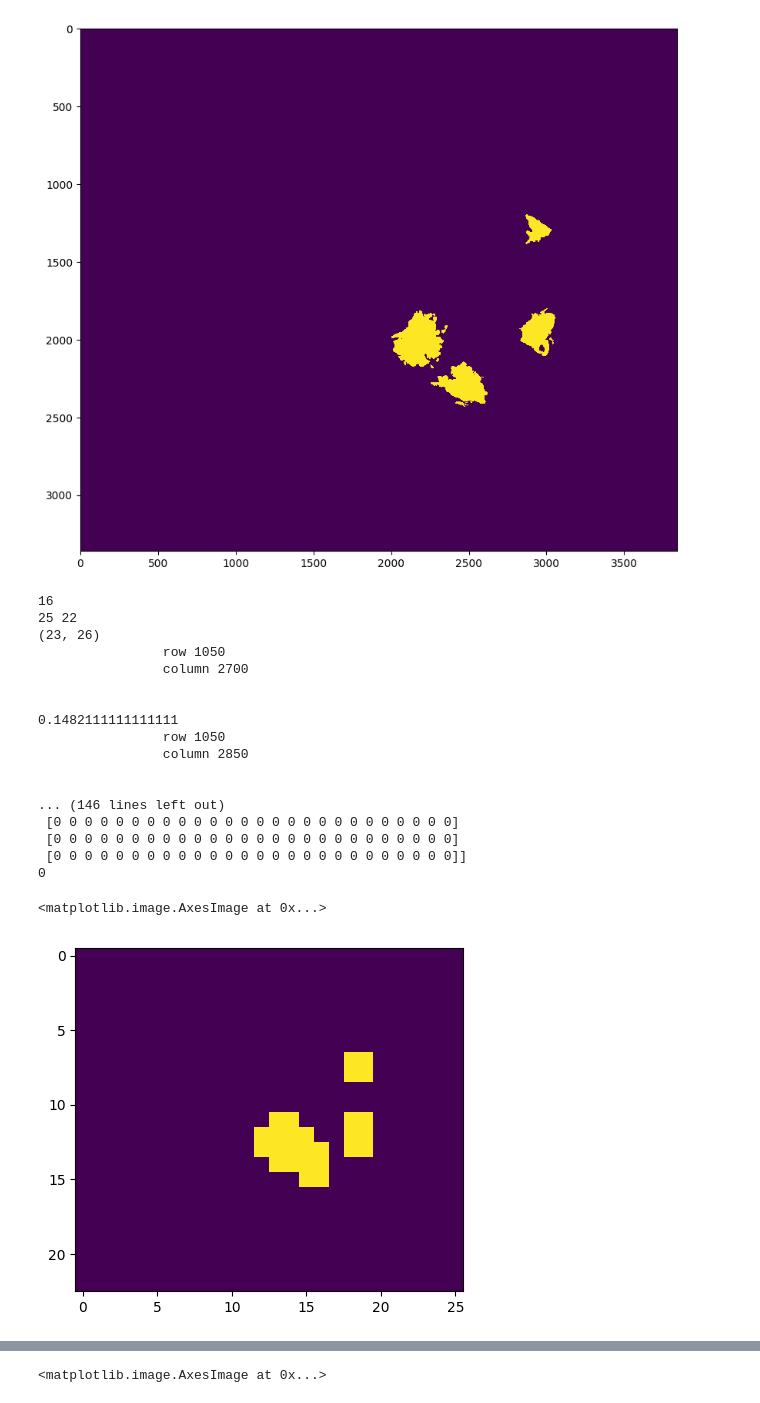
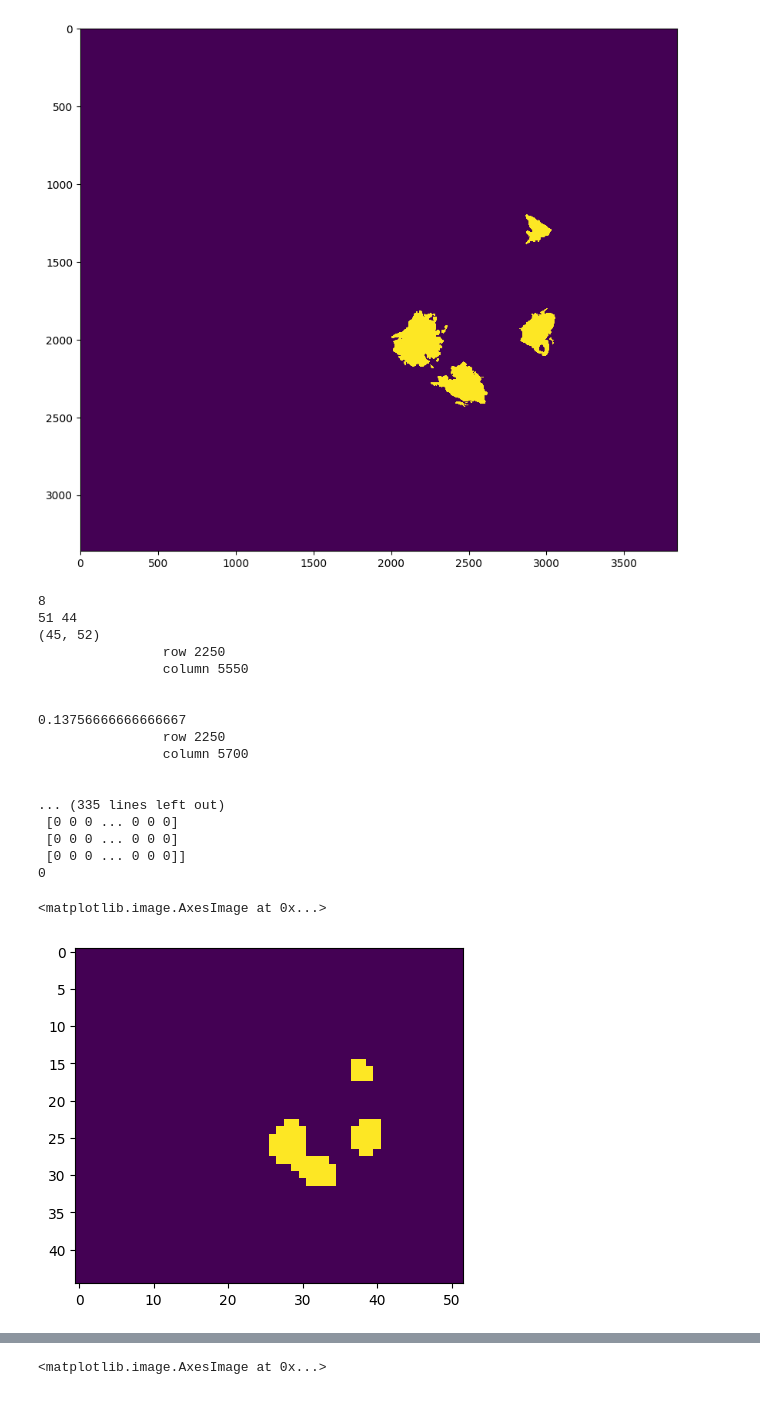
Before and after one commit to akoo-45/cancer-detection, a Jupyter notebook: cancer_detection.ipynb, the cells around one changed output, grey strips where cells are left out. Cells and saved outputs as stored; diff of their text form; code cells hidden in the pictures.

```diff
--- a/cancer_detection.ipynb
+++ b/cancer_detection.ipynb
@@ -186,11 +186,12 @@ plt.imshow(mask_image)
 # Higher zoom levels may not fit into memory.
 # You can use the below function to extract regions from higher zoom levels
 # without having to read the entire image into ram.
+level = 4
 
 slide_image = read_slide(slide,
                          x=0 * 16,
                          y=0 * 16,
-                         level=4,
+                         level=level,
                          width=3840,
                          height=3360)
 
@@ -201,7 +202,7 @@ plt.imshow(slide_image)
 mask_image = read_slide(tumor_mask,
                          x=0 * 16,
                          y=0 * 16,
-                         level=4,
+                         level=level,
                          width=3840,
                          height=3360)
 
@@ -218,8 +219,9 @@ plt.imshow(mask_image)
 [figure]
 [figure]
 # %%
-# What regions of cancer do we predict?
-level = 4
+# What regions of cancer do we predict? 10%
+# Debugging padding
+level = 3
 
 patch_x_dim = 300
 patch_y_dim = 300
@@ -251,44 +253,44 @@ for i in range(0, num_patch_y + 1):
     # every row
     for row in mask_image:
       for cell in row:
         if int(cell) == 1:
           count += 1
     perc = count / (300 * 300) # percentage wise
 #     print(perc)
     if perc > 0.1:
       masks.append(1)
       print('\t\trow', i * patch_y_dim // 2)
       print('\t\tcolumn', j * patch_x_dim // 2)
       print('\n')
       print(perc)
       matrix[i][j] = 1
       tumorcount = tumorcount + 1
     else:
       masks.append(0)
       matrix[i][j] = 0
 print(matrix)
 print(tumorcount)
 
 plt.figure(figsize=(5,5), dpi=100)
 plt.imshow(matrix)
 # %% [output]
-16
-25 22
-(23, 26)
-                row 1050
-                column 2700
+8
+51 44
+(45, 52)
+                row 2250
+                column 5550
 
 
-0.1482111111111111
-                row 1050
-                column 2850
+0.13756666666666667
+                row 2250
+                column 5700
 
 
-... (146 lines left out)
- [0 0 0 0 0 0 0 0 0 0 0 0 0 0 0 0 0 0 0 0 0 0 0 0 0 0]
- [0 0 0 0 0 0 0 0 0 0 0 0 0 0 0 0 0 0 0 0 0 0 0 0 0 0]
- [0 0 0 0 0 0 0 0 0 0 0 0 0 0 0 0 0 0 0 0 0 0 0 0 0 0]]
+... (335 lines left out)
+ [0 0 0 ... 0 0 0]
+ [0 0 0 ... 0 0 0]
+ [0 0 0 ... 0 0 0]]
 0
 <matplotlib.image.AxesImage at 0x...>
-[figure, old version]
+[figure, new version]
 # %%
```
Also changed, not shown: parts of 18 cells of this notebook.
